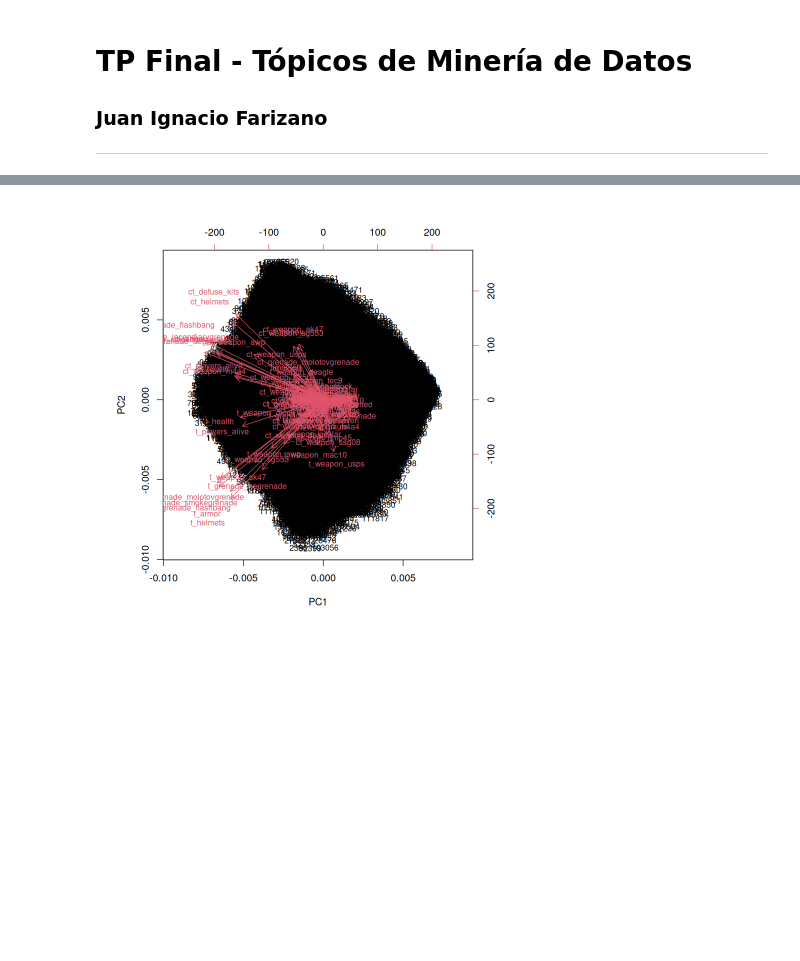
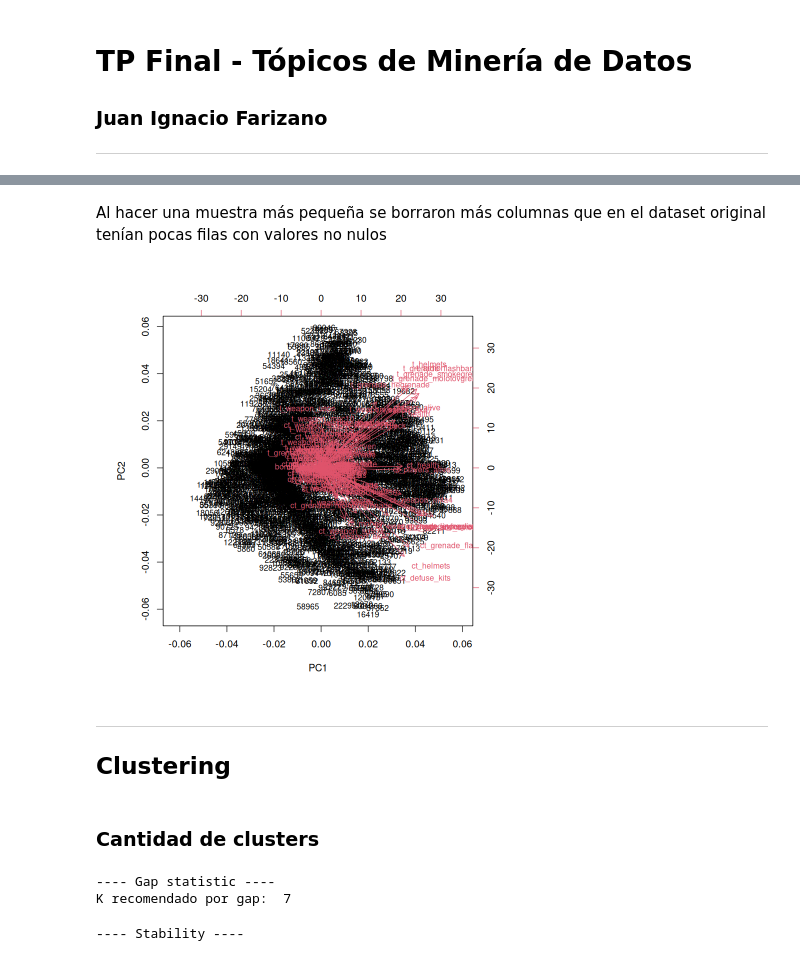
Before and after one commit to jfarizano/DataMining, a Jupyter notebook: tpfinal.ipynb, the cells around one changed output, grey strips where cells are left out. Drawn from its saved outputs; the diff is of its cells as text; code cells hidden in the pictures; blank space fills up the shorter version.

```diff
--- a/tpfinal.ipynb
+++ b/tpfinal.ipynb
@@ -6,28 +6,3 @@
 # %%
 source("common.R")
 library(janitor)
-# %%
-# leo el dataset
-csgo <- read.csv("csgo_round_snapshots.csv")
-
-# maps.names <- unique(csgo[,4])
-# for (i in 1:length(maps.names)) {
-#   csgo[,4][csgo[,4] == maps.names[i]] <- i
-# }
-csgo <- csgo[,-4]
-
-csgo[,4][csgo[,4] == "FALSE"] <- 0
-csgo[,4][csgo[,4] == "TRUE"] <- 1
-
-# las columnas que son strings las convierto a factores
-csgo[c(4,96)] <- lapply(csgo[c(4,96)], factor)
-# escalo las variables numéricas
-csgo[] <- lapply(csgo, function(x) if(is.numeric(x)){scale(x)} else x)
-
-# separo en x e y
-y.csgo <- csgo[,96]
-x.csgo <- csgo[,-96]
-
-x.csgo[,4] <- as.double(x.csgo[,4])
-# elimino las columnas que son constantes
-x.csgo <- remove_constant(x.csgo, na.rm= TRUE)
@@ -63,5 +162,32 @@ Features:  ct_defuse_kits ct_helmets ct_armor t_helmets ct_grenade_flashbang t_a
-# %%
-x.csgo.pca <- prcomp(x.csgo)
-biplot(x.csgo.pca,cex=0.8)
-# %% [output]
-[figure, removed]
+# %% [markdown]
+Al hacer una muestra más pequeña se borraron más columnas que en el dataset original tenían pocas
+filas con valores no nulos
+# %%
+x.csgo.pca <- prcomp(x.csgo)
+biplot(x.csgo.pca,cex=0.8)
+x.csgo.pca <- x.csgo.pca$x[,1:30] # Agarro las primeras 30 componentes para ir más rápido
+csgo.pca <- as.data.frame(cbind(x.csgo.pca, y.csgo))
+csgo.pca$y.csgo <- as.factor(csgo.pca$y.csgo) #tuve que hacerle as.factor de vuelta porque por algún motivo se rompía
+names.pca <- c(colnames(x.csgo.pca), "y.csgo")
+colnames(csgo.pca) <- names.pca #hago esto porque después "y" queda con nombre V31 o cualquier otro
+# %% [output]
+[figure, added]
+# %% [markdown]
+--------------------------------------------------------------------------------
+## Clustering
+# %% [markdown]
+### Cantidad de clusters
+# %%
+cat("---- Gap statistic ----\n")
+cc.statis <- gap.statistic(x.csgo.pca, 10, 100)
+cat("K recomendado por gap: ", cc.statis$best.k,"\n")
+# %% [output]
+---- Gap statistic ----
+K recomendado por gap:  7
+# %%
+cat("\n---- Stability ----\n")
+cc.stabil <- stability(x.csgo.pca, 10, 50)
+sorted <- cc.stabil$sorted
+cumulative <- cc.stabil$cumulative
+# %% [output]
+---- Stability ----
```
Also changed, not shown: parts of 21 cells of this notebook, 3 other files.
